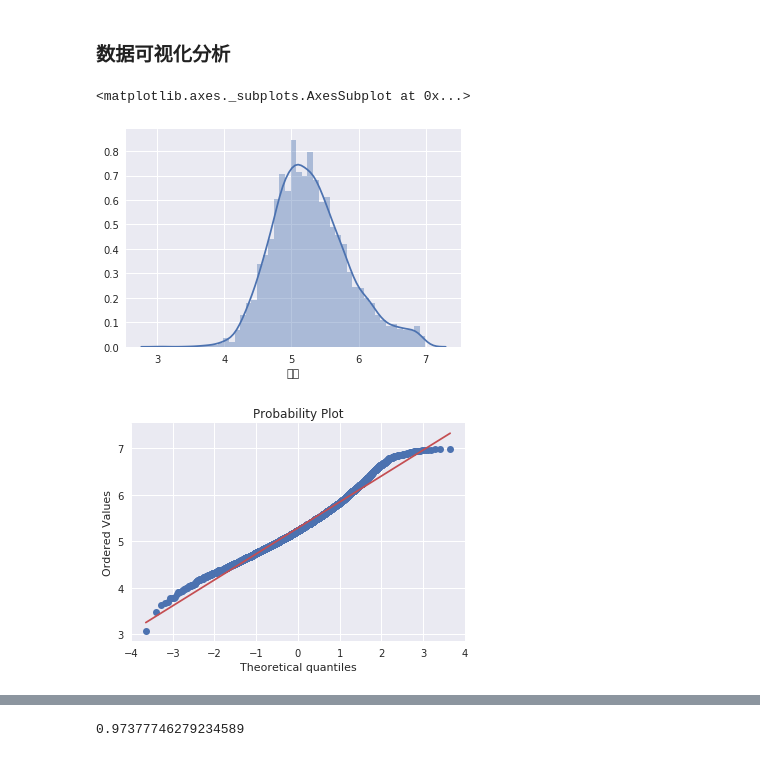
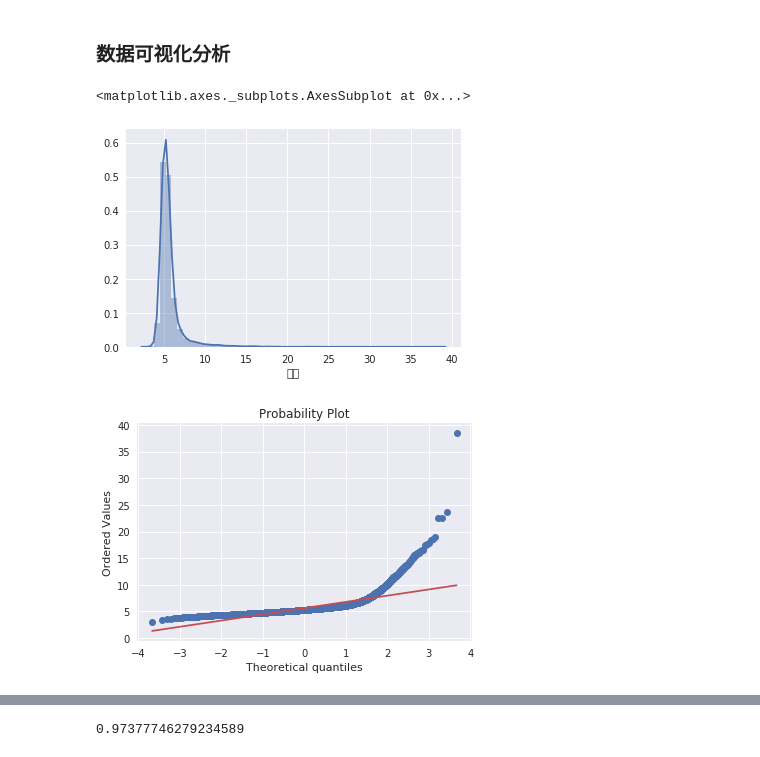
Before and after one commit to koibiki/ai-medical, a Jupyter notebook: Untitled.ipynb, the cells around one changed output, grey strips where cells are left out. Saved outputs shown, nothing was run; the diff lists cells and outputs as text; code cells hidden in the pictures.

```diff
--- a/Untitled.ipynb
+++ b/Untitled.ipynb
@@ -182,12 +155,12 @@ array([  1.00000000e+00,   4.10000000e+01,   2.49600000e+01,
 # %% [markdown]
 ### 数据可视化分析
 # %%
-sns.distplot(train_data_lower_20['血糖'], kde=True)
+sns.distplot(train['血糖'], kde=True)
 # %% [output]
 <matplotlib.axes._subplots.AxesSubplot at 0x...>
-[figure, old version]
+[figure, new version]
 # %%
-res = stats.probplot(train_data_lower_20['血糖'], plot=plt)
+res = stats.probplot(train['血糖'], plot=plt)
 plt.show()
 # %% [output]
-[figure, old version]
+[figure, new version]
```
Also changed, not shown: parts of 58 cells of this notebook, 9 other files.
